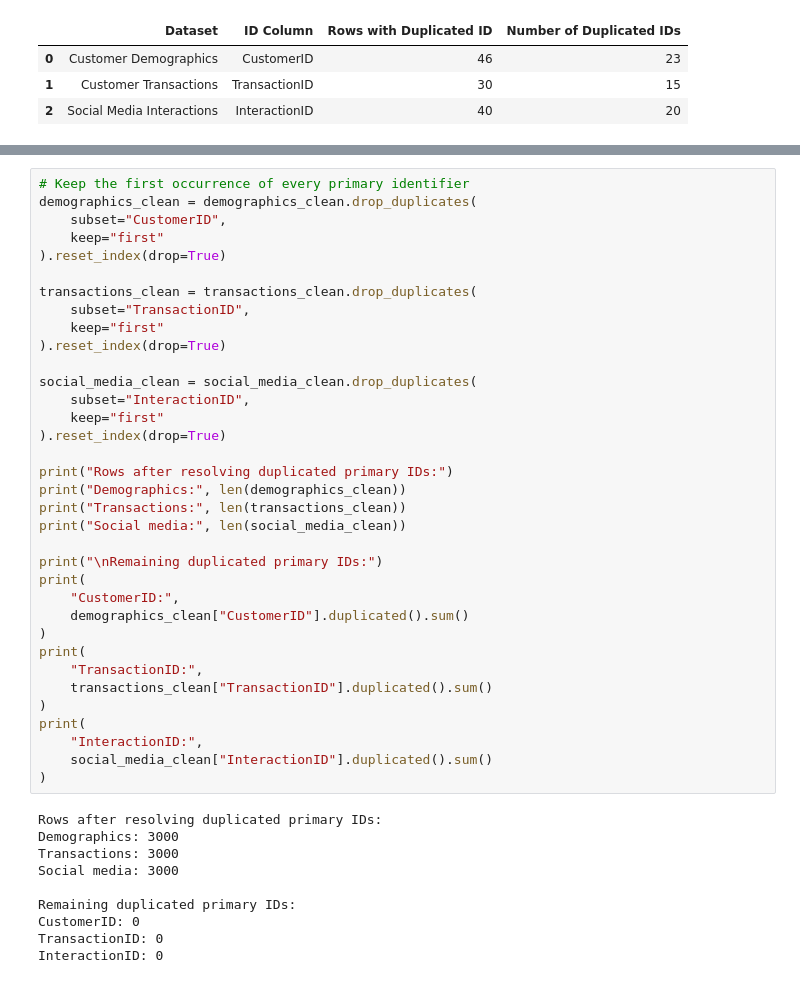
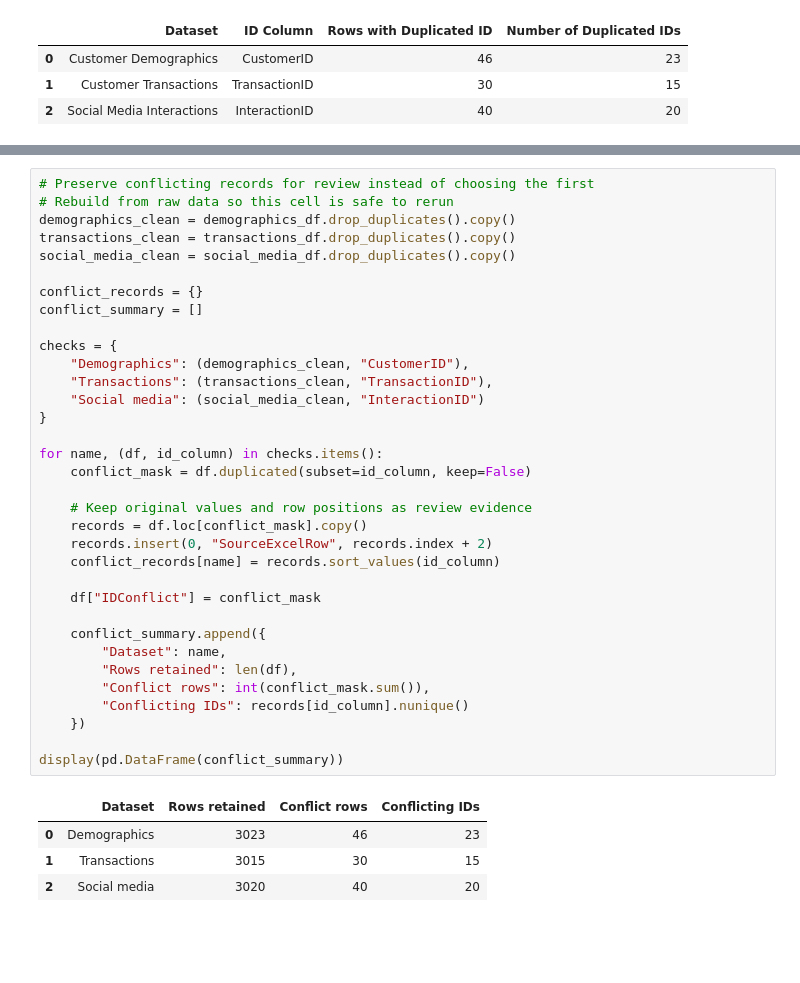
Before and after one commit to Srinder/H3101-ML-ml-linear-algebra-project-Team-PETIX-, a Jupyter notebook: H3101-ML-ml-linear-algebra-project-Team-PETIX--main/Week3_Preprocessing_Submission/finmark_preprocessing_workflow.ipynb, the cells around one changed output, grey strips where cells are left out. Drawn from its saved outputs; the diff is of its cells as text; blank space fills up the shorter version.

```diff
--- a/H3101-ML-ml-linear-algebra-project-Team-PETIX--main/Week3_Preprocessing_Submission/finmark_preprocessing_workflow.ipynb
+++ b/H3101-ML-ml-linear-algebra-project-Team-PETIX--main/Week3_Preprocessing_Submission/finmark_preprocessing_workflow.ipynb
@@ -363,48 +363,42 @@ Sample duplicated InteractionID records:
 # %%
-# Keep the first occurrence of every primary identifier
-demographics_clean = demographics_clean.drop_duplicates(
-    subset="CustomerID",
-    keep="first"
-).reset_index(drop=True)
+# Preserve conflicting records for review instead of choosing the first
+# Rebuild from raw data so this cell is safe to rerun
+demographics_clean = demographics_df.drop_duplicates().copy()
+transactions_clean = transactions_df.drop_duplicates().copy()
+social_media_clean = social_media_df.drop_duplicates().copy()
 
-transactions_clean = transactions_clean.drop_duplicates(
-    subset="TransactionID",
-    keep="first"
-).reset_index(drop=True)
+conflict_records = {}
+conflict_summary = []
 
-social_media_clean = social_media_clean.drop_duplicates(
-    subset="InteractionID",
-    keep="first"
-).reset_index(drop=True)
+checks = {
+    "Demographics": (demographics_clean, "CustomerID"),
+    "Transactions": (transactions_clean, "TransactionID"),
+    "Social media": (social_media_clean, "InteractionID")
+}
 
-print("Rows after resolving duplicated primary IDs:")
-print("Demographics:", len(demographics_clean))
-print("Transactions:", len(transactions_clean))
-print("Social media:", len(social_media_clean))
+for name, (df, id_column) in checks.items():
+    conflict_mask = df.duplicated(subset=id_column, keep=False)
 
-print("\nRemaining duplicated primary IDs:")
-print(
-    "CustomerID:",
-    demographics_clean["CustomerID"].duplicated().sum()
-)
-print(
-    "TransactionID:",
-    transactions_clean["TransactionID"].duplicated().sum()
-)
-print(
-    "InteractionID:",
-    social_media_clean["InteractionID"].duplicated().sum()
-)
+    # Keep original values and row positions as review evidence
+    records = df.loc[conflict_mask].copy()
+    records.insert(0, "SourceExcelRow", records.index + 2)
+    conflict_records[name] = records.sort_values(id_column)
+
+    df["IDConflict"] = conflict_mask
+
+    conflict_summary.append({
+        "Dataset": name,
+        "Rows retained": len(df),
+        "Conflict rows": int(conflict_mask.sum()),
+        "Conflicting IDs": records[id_column].nunique()
+    })
+
+display(pd.DataFrame(conflict_summary))
 # %% [output]
-Rows after resolving duplicated primary IDs:
-Demographics: 3000
-Transactions: 3000
-Social media: 3000
-
-Remaining duplicated primary IDs:
-CustomerID: 0
-TransactionID: 0
-InteractionID: 0
+|  | Dataset | Rows retained | Conflict rows | Conflicting IDs |
+| 0 | Demographics | 3023 | 46 | 23 |
+| 1 | Transactions | 3015 | 30 | 15 |
+| 2 | Social media | 3020 | 40 | 20 |
 # %%
 # Store the cleaned working datasets for another quality check
 clean_datasets = {
```
Also changed, not shown: parts of 15 cells of this notebook, 7 other files.
